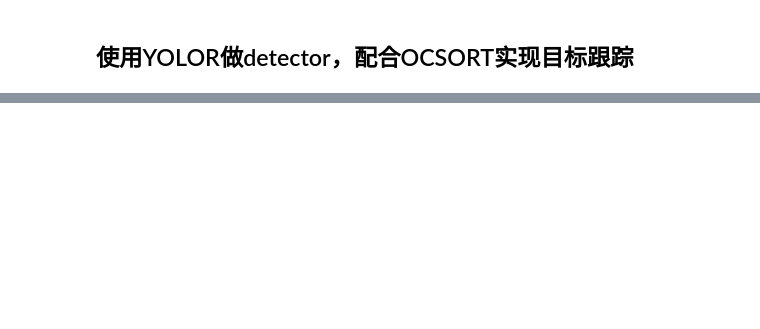
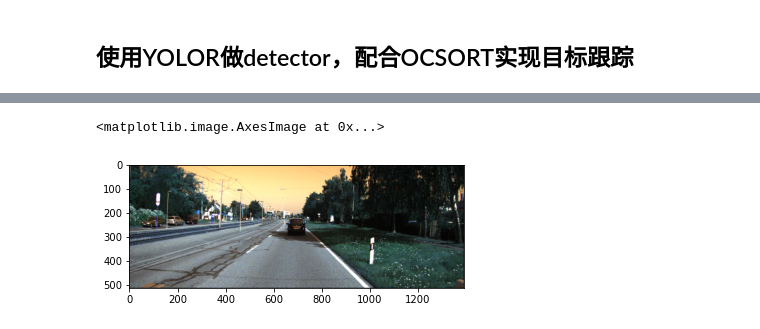
Before and after one commit to yzj2019/yolor_kitti, a Jupyter notebook: with_ocsort.ipynb, the cells around one changed output, grey strips where cells are left out. Saved outputs shown, nothing was run; the diff lists cells and outputs as text; code cells hidden in the pictures; blank space fills up the shorter version.

```diff
--- a/with_ocsort.ipynb
+++ b/with_ocsort.ipynb
@@ -105,0 +159,37 @@ with torch.no_grad():
+# %%
+import glob
+sources = glob.glob('/data/workspace/yuzijian/kitti_raw_data/2011_09_26/2011_09_26_drive_0015_extract/image_02/data/*.png')
+frame = 0
+num = len(sources)
+img_dir = os.path.split(sources[0])[0]
+tracker = OCSort(args.track_thresh, iou_threshold=args.iou_thresh, delta_t=args.deltat,
+            asso_func=args.asso, inertia=args.inertia)
+# %%
+source = os.path.join(img_dir, str(frame).zfill(10) + '.png')
+# Load image
+im0 = cv2.imread(source)
+image_hwc = letterbox(im0, new_shape=imgsz, auto_size=64)[0]
+image_chw = np.transpose(image_hwc, (2,0,1))
+img = torch.from_numpy(image_chw).to(device)
+img = img.half() if half else img.float()  # uint8 to fp16/32
+img /= 255.0  # 0 - 255 to 0.0 - 1.0
+if img.ndimension() == 3:
+    img = img.unsqueeze(0)
+
+# Detect & Track
+with torch.no_grad():
+    # Inference
+    pred = model(img, augment=opt.augment)[0]
+    # Apply NMS
+    pred = non_max_suppression(pred, opt.conf_thres, opt.iou_thres, classes=opt.classes, agnostic=opt.agnostic_nms)
+    # from detect.py line 95
+    for i, det in enumerate(pred):  # detections per image
+        # Rescale boxes from img_size to im0 size
+        det[:, :4] = scale_coords(img.shape[2:], det[:, :4], im0.shape).round()
+        print(det)
+        tracked = tracker.update_public(det[..., :4].cpu(), det[..., 5].cpu(), det[..., 4].cpu())
+        print(tracked)
+        # for *xyxy, conf, cls in det:    # each pred box
+        #     label = '%s %.2f' % (names[int(cls)], conf)
+        #     plot_one_box(xyxy, im0, label=label, color=colors[int(cls)], line_thickness=3)
+frame += 1
@@ -105,0 +207,6 @@ with torch.no_grad():
+# %%
+%matplotlib inline
+plt.imshow(im0)
+# %% [output]
+<matplotlib.image.AxesImage at 0x...>
+[figure, added]
```
Also changed, not shown: parts of 14 cells of this notebook, 14 other files.
